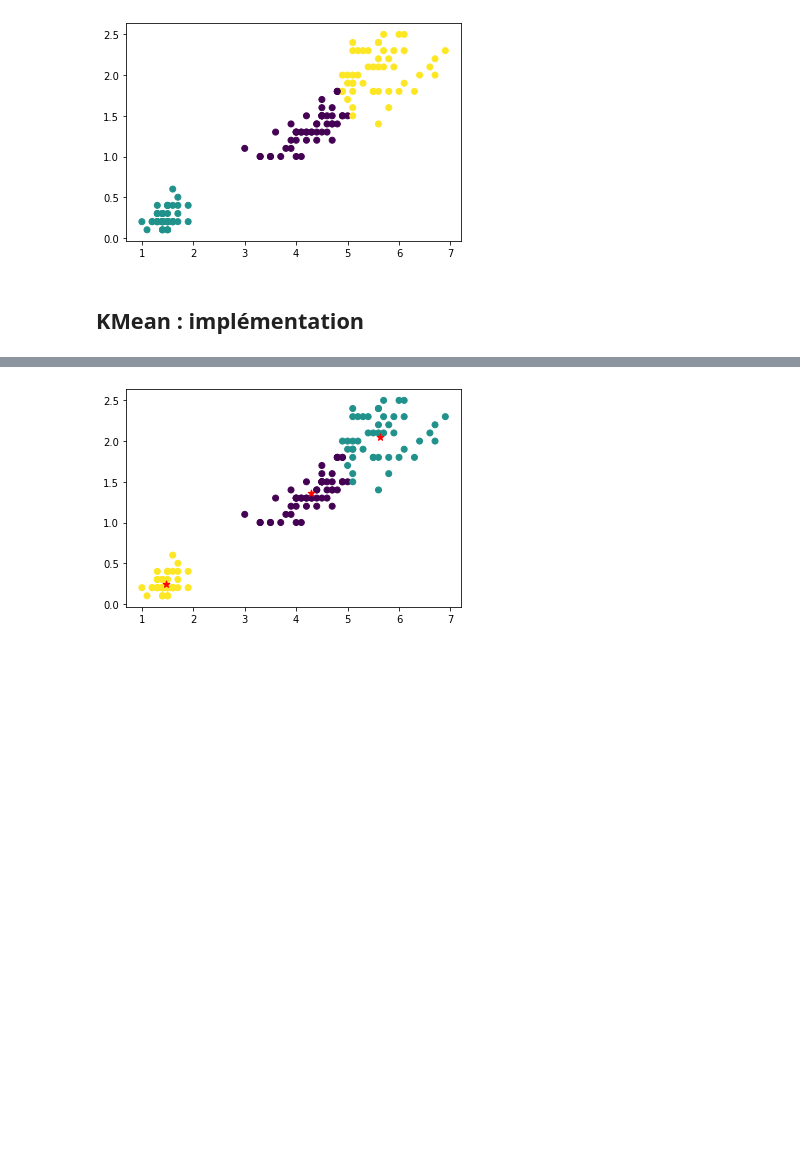
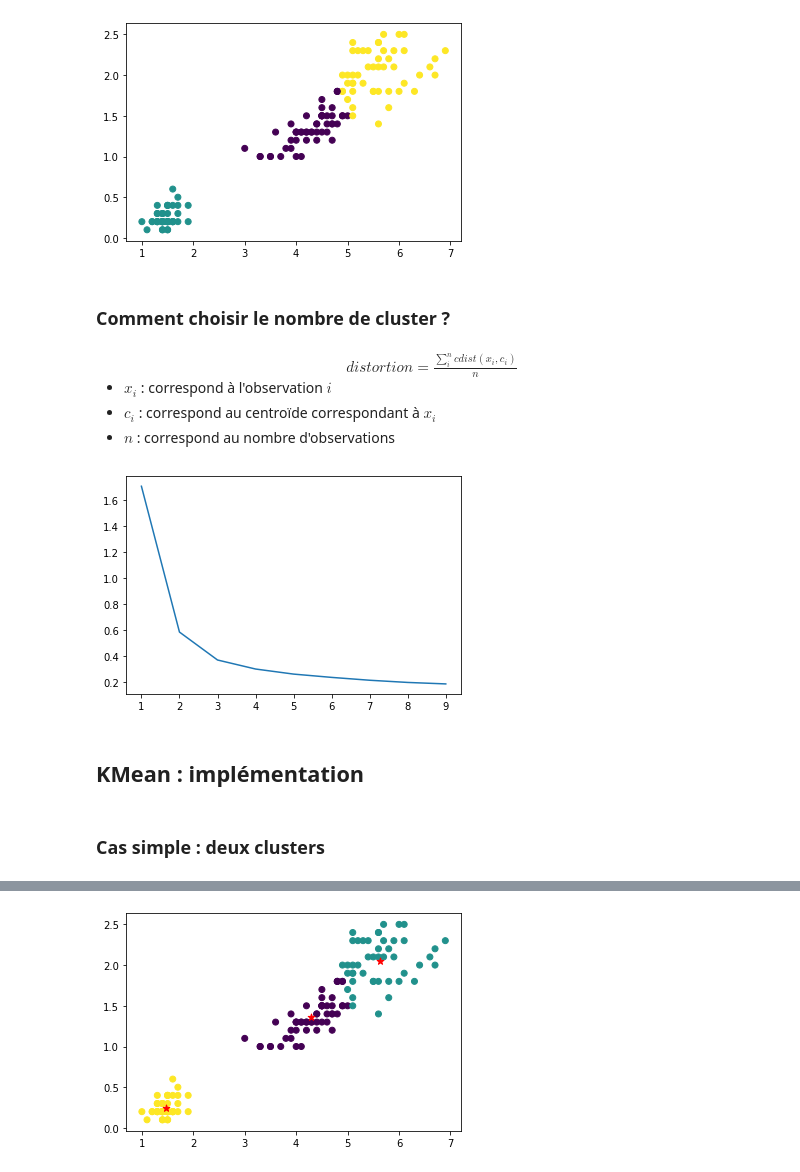
Before and after one commit to titigmr/ML, a Jupyter notebook: KMean.ipynb, the cells around one changed output, grey strips where cells are left out. Saved outputs shown, nothing was run; the diff lists cells and outputs as text; code cells hidden in the pictures; blank space fills up the shorter version.

```diff
--- a/KMean.ipynb
+++ b/KMean.ipynb
@@ -45,5 +52,35 @@ predict = model.labels_
 plt.scatter(data[:,0], data[:,1], c=predict);
 # %% [output]
 [figure]
+# %% [markdown]
+### Comment choisir le nombre de cluster ?
+# %% [markdown]
+
+<center>$\textit{distortion} = \frac{\sum\limits_{i}^{n} \textit{cdist}(x_i, c_i)}{\textit{n}}$</center>
+
+- $x_i$ : correspond à l'observation $i$
+- $c_i$ : correspond au centroïde correspondant à $x_i$
+- $n$ : correspond au nombre d'observations
+# %%
+from scipy.spatial.distance import cdist
+
+list_k = list(range(1,10))
+inertia = []
+distortions = []
+
+for i in list_k:
+    kmean = KMeans(n_clusters=i).fit(data)
+    inertia.append(kmean.inertia_)
+    centroid.append(kmean.cluster_centers_)
+    distortions.append(sum(np.min(cdist(data, kmean.cluster_centers_,
+                                        'euclidean'),
+                                  axis=1)) / np.size(data, axis = 0))
+
+#plt.plot(list_k, inertia)
+plt.plot(list_k, distortions);
+# %% [output]
+[figure, added]
 # %% [markdown]
 ## KMean : implémentation
+# %% [markdown]
+### Cas simple : deux clusters
```
Also changed, not shown: parts of 5 cells of this notebook.
